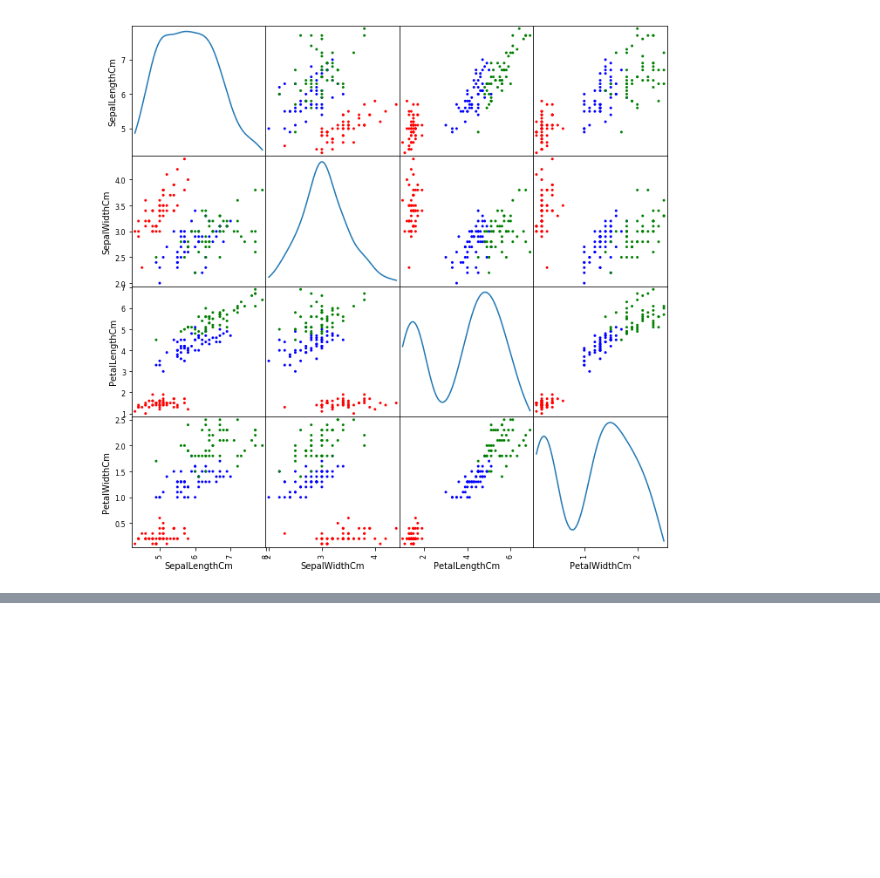
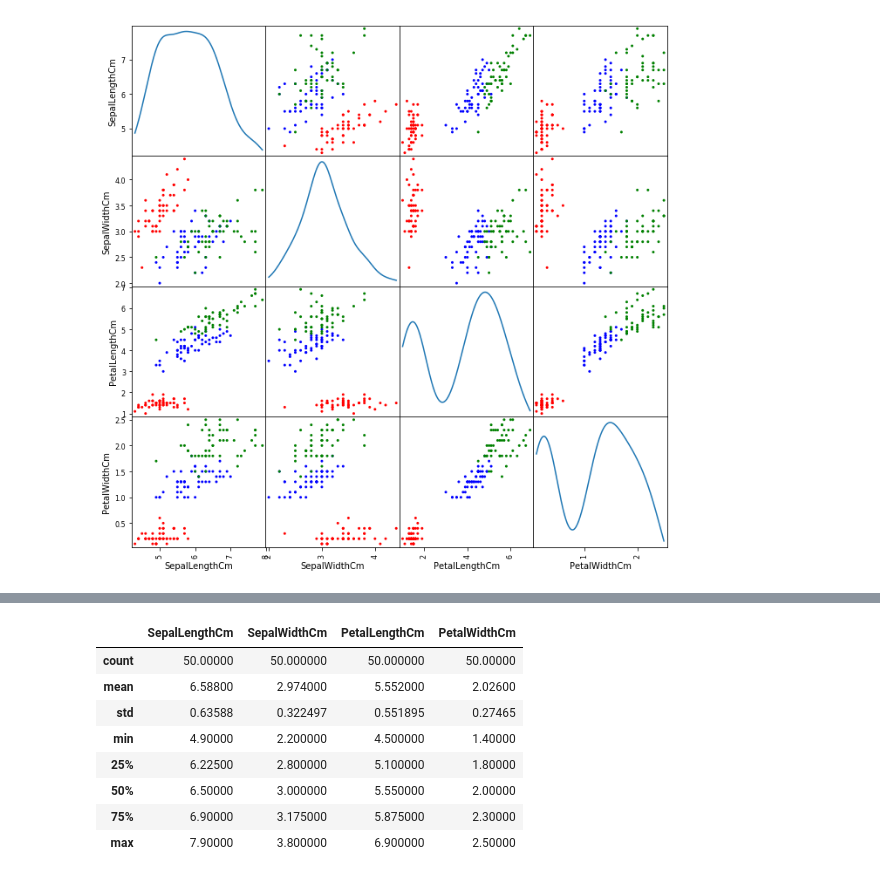
Before and after one commit to yitao-yu/Playing_-w_Iris, a Jupyter notebook: IrisPlotting.ipynb, the cells around one changed output, grey strips where cells are left out. Cells and saved outputs as stored; diff of their text form; code cells hidden in the pictures; blank space fills up the shorter version.

```diff
--- a/IrisPlotting.ipynb
+++ b/IrisPlotting.ipynb
@@ -123,3 +132,15 @@ green for virginica
+# %%
+df_virg.describe()
+# %% [output]
+|  | SepalLengthCm | SepalWidthCm | PetalLengthCm | PetalWidthCm |
+| count | 50.00000 | 50.000000 | 50.000000 | 50.00000 |
+| mean | 6.58800 | 2.974000 | 5.552000 | 2.02600 |
+| std | 0.63588 | 0.322497 | 0.551895 | 0.27465 |
+| min | 4.90000 | 2.200000 | 4.500000 | 1.40000 |
+| 25% | 6.22500 | 2.800000 | 5.100000 | 1.80000 |
+| 50% | 6.50000 | 3.000000 | 5.550000 | 2.00000 |
+| 75% | 6.90000 | 3.175000 | 5.875000 | 2.30000 |
+| max | 7.90000 | 3.800000 | 6.900000 | 2.50000 |
 # %%
 #Any way, I'll be attempting to do some classification using decision tree based on linear boundaries#
 #wish me luck#
```
Also changed, not shown: parts of 14 cells of this notebook.
